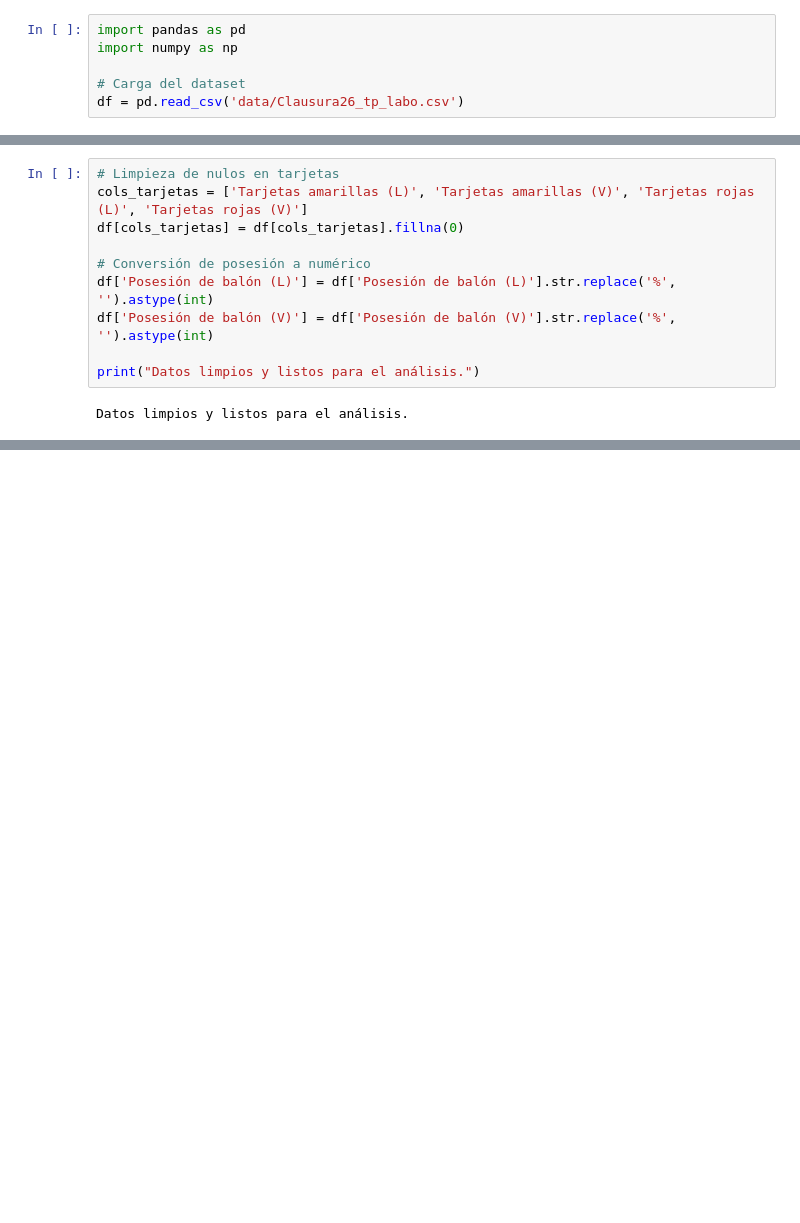
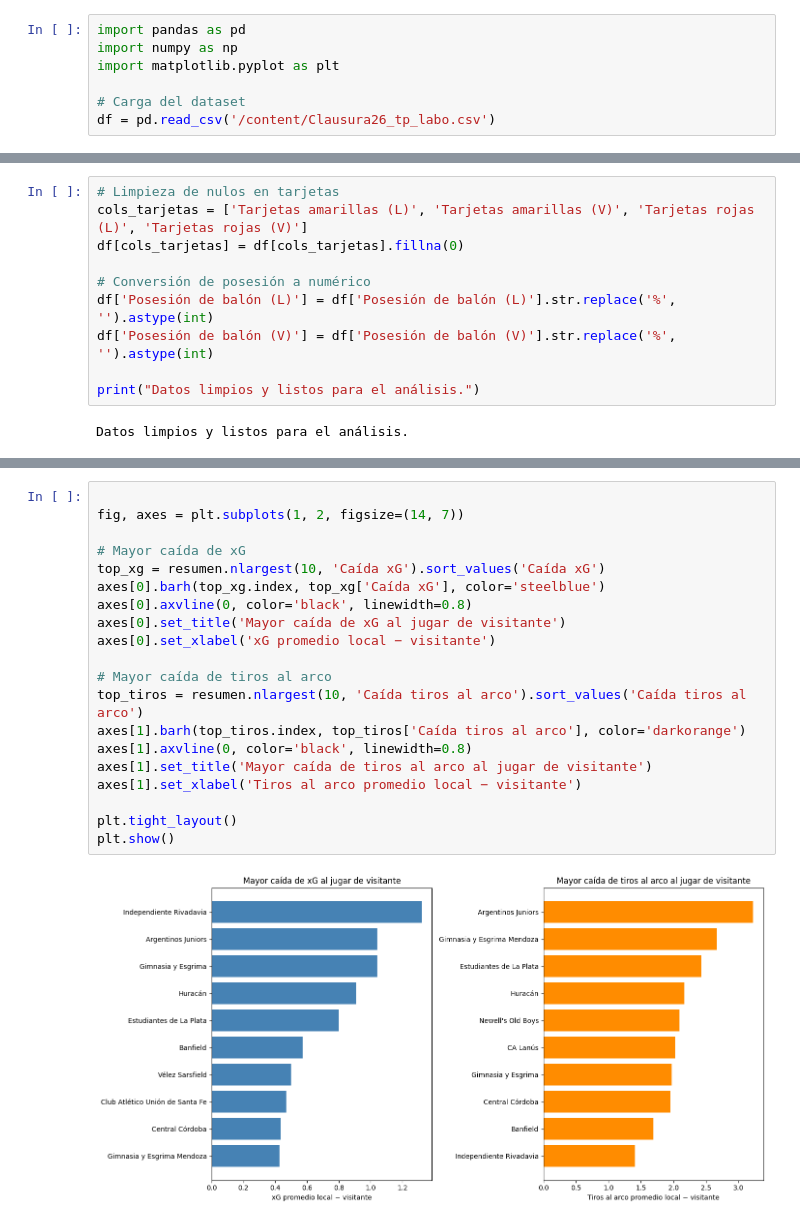
Before and after one commit to santiagoleguizamon10/TP-labo, a Jupyter notebook: tp__labo.ipynb, the cells around one changed output, grey strips where cells are left out. Cells and saved outputs as stored; diff of their text form; blank space fills up the shorter version.

```diff
--- a/tp__labo.ipynb
+++ b/tp__labo.ipynb
@@ -13,9 +13,10 @@ Este trabajo práctico busca mostrar como varia el rendimiento de los equipos ar
 # %%
 import pandas as pd
 import numpy as np
+import matplotlib.pyplot as plt
 
 # Carga del dataset
-df = pd.read_csv('data/Clausura26_tp_labo.csv')
+df = pd.read_csv('/content/Clausura26_tp_labo.csv')
 # %%
 display(df.head())
 display(df.tail())
@@ -112,0 +164,22 @@ Datos limpios y listos para el análisis.
+# %%
+
+fig, axes = plt.subplots(1, 2, figsize=(14, 7))
+
+# Mayor caída de xG
+top_xg = resumen.nlargest(10, 'Caída xG').sort_values('Caída xG')
+axes[0].barh(top_xg.index, top_xg['Caída xG'], color='steelblue')
+axes[0].axvline(0, color='black', linewidth=0.8)
+axes[0].set_title('Mayor caída de xG al jugar de visitante')
+axes[0].set_xlabel('xG promedio local − visitante')
+
+# Mayor caída de tiros al arco
+top_tiros = resumen.nlargest(10, 'Caída tiros al arco').sort_values('Caída tiros al arco')
+axes[1].barh(top_tiros.index, top_tiros['Caída tiros al arco'], color='darkorange')
+axes[1].axvline(0, color='black', linewidth=0.8)
+axes[1].set_title('Mayor caída de tiros al arco al jugar de visitante')
+axes[1].set_xlabel('Tiros al arco promedio local − visitante')
+
+plt.tight_layout()
+plt.show()
+# %% [output]
+[figure, added]
```
Also changed, not shown: parts of 5 cells of this notebook.
